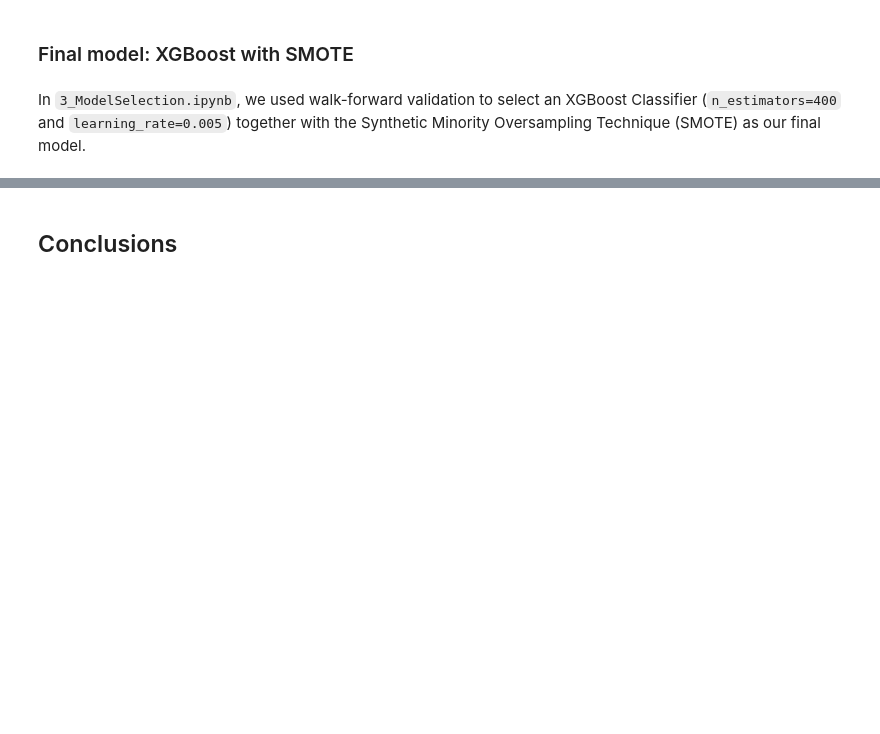
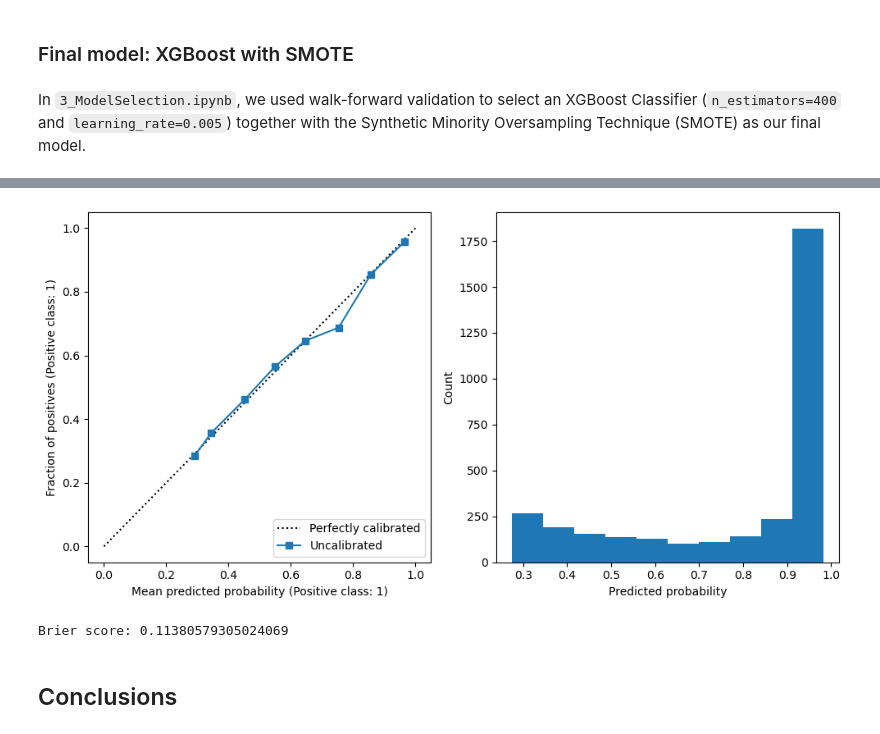
Before and after one commit to aapandy2/predicting_nba_player_retention, a Jupyter notebook: 4_FinalModelPerformance.ipynb, the cells around one changed output, grey strips where cells are left out. Drawn from its saved outputs; the diff is of its cells as text; code cells hidden in the pictures; blank space fills up the shorter version.

```diff
--- a/4_FinalModelPerformance.ipynb
+++ b/4_FinalModelPerformance.ipynb
@@ -134,3 +133,21 @@ Avg.         0.8082       0.9471       0.7785       0.5008       0.8379
+# %%
+from sklearn.calibration import CalibratedClassifierCV
+from sklearn.model_selection import train_test_split
+
+df_tt, df_cal = train_test_split(df_train, test_size=0.2, shuffle=True, random_state=5, stratify=df_train.IN_LEAGUE_NEXT)
+
+model = Pipeline([('smote', SMOTE(random_state=509)),
+                  ('xgb', XGBClassifier(n_estimators=400, learning_rate=0.005, random_state=206))])
+
+model.fit(df_tt[features], df_tt.IN_LEAGUE_NEXT)
+
+final_model_cal = CalibratedClassifierCV(model, cv="prefit")
+final_model_cal.fit(df_cal[features], df_cal.IN_LEAGUE_NEXT)
+
+display_calibration(final_model_cal, df_test, features, "Uncalibrated")
+# %% [output]
+[figure, added]
+Brier score: 0.11380579305024069
 # %% [markdown]
 ## Conclusions
 # %% [markdown]
```
Also changed, not shown: parts of 4 cells of this notebook, 2 other files.
